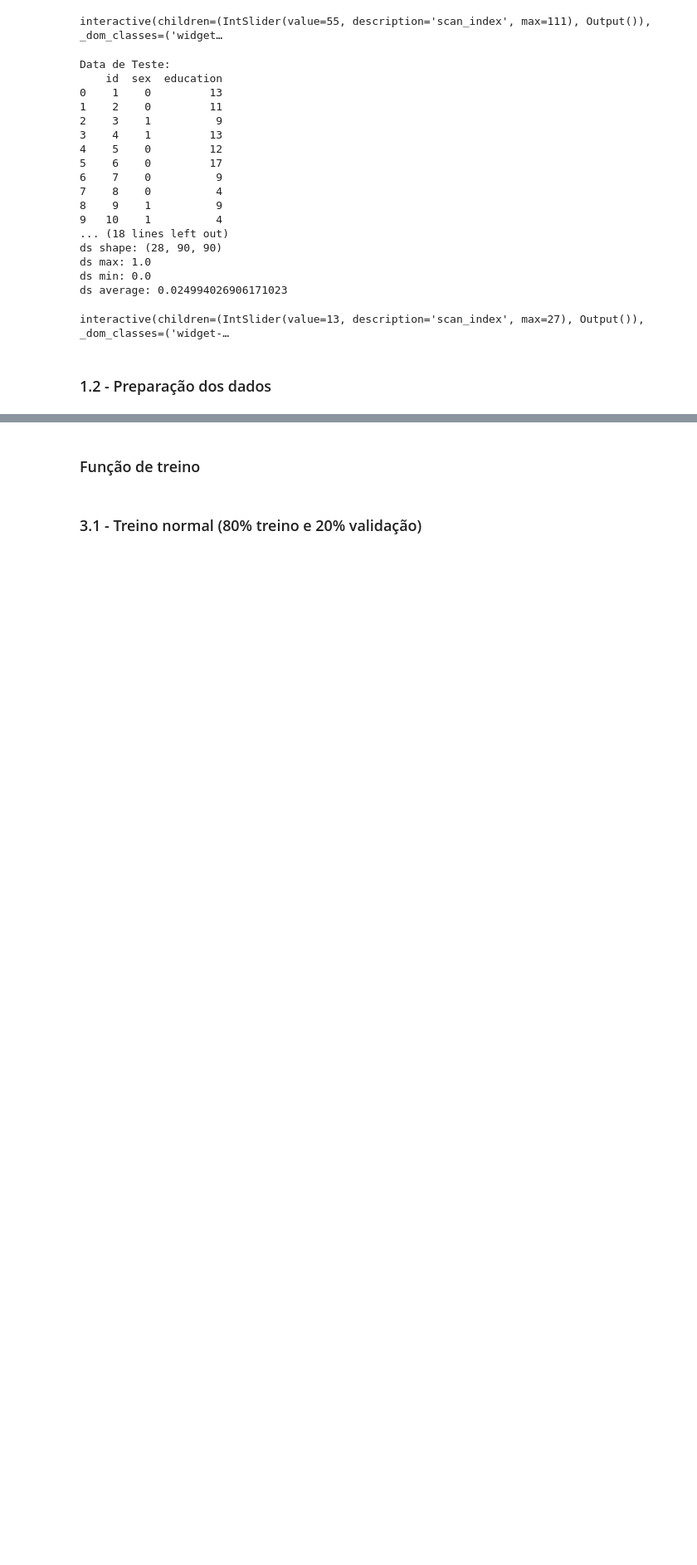
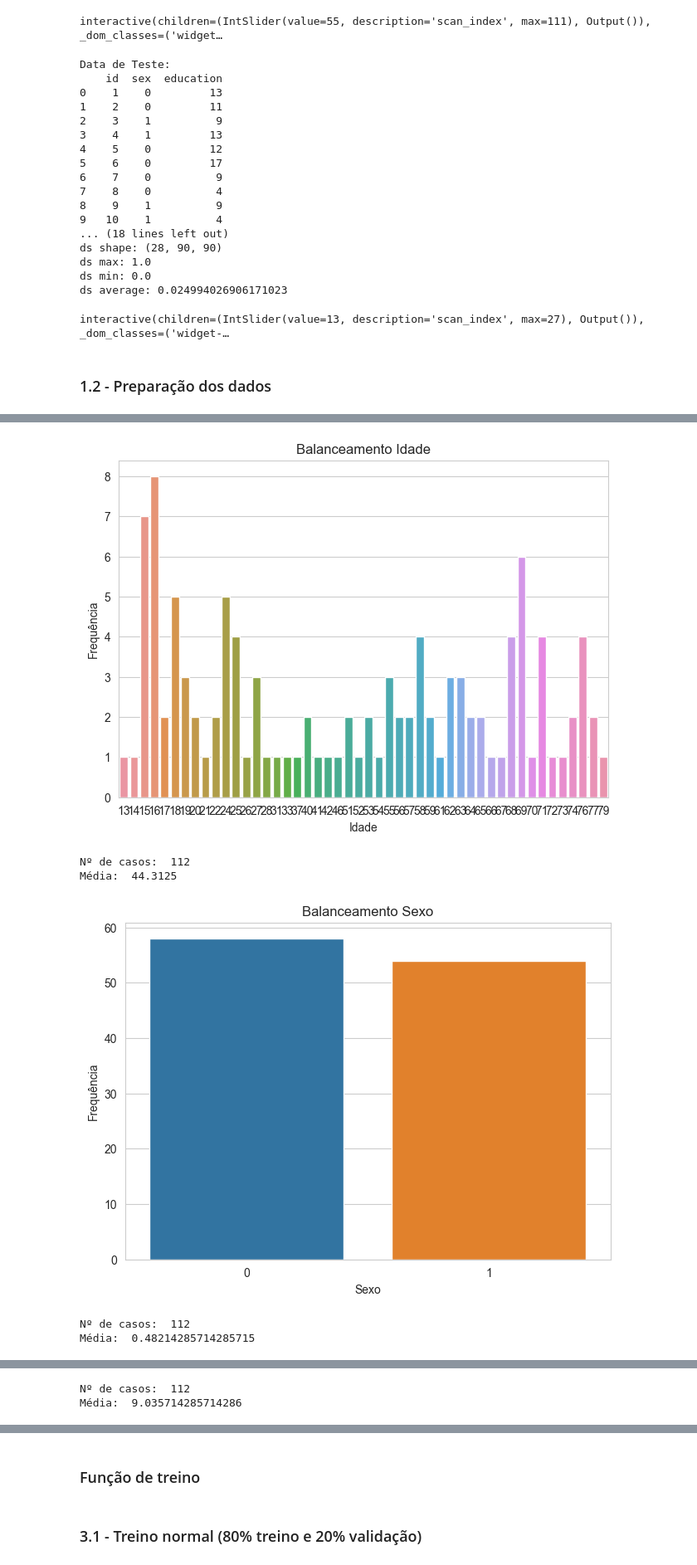
Before and after one commit to hugo-baptista/imag-deep-learning, a Jupyter notebook: MLP.ipynb, the cells around one changed output, grey strips where cells are left out. Shown at 83% size. Drawn from its saved outputs; the diff is of its cells as text; code cells hidden in the pictures; blank space fills up the shorter version.

```diff
--- a/MLP.ipynb
+++ b/MLP.ipynb
@@ -309,0 +312,32 @@ test_relations_data.to_csv('./processed-data/test_relations_data.csv', index=Fal
+# %%
+def balanceamento_dados(dados, nome, x_nome, y_nome):
+    freq={}
+    for dado in dados:
+        if dado in freq.keys():
+            freq[dado] +=1
+        else:
+            freq[dado]=1
+
+    sns.set_style('whitegrid')
+    grafico=sns.barplot(x=[key for key in freq.keys()], y=[value for value in freq.values()])
+    grafico.set_title(nome)
+    plt.xticks(rotation=0)
+    plt.tight_layout()
+    plt.xlabel(x_nome)
+    plt.ylabel(y_nome)
+    plt.show()
+
+    print("Nº de casos: ",len(dados))
+    print("Média: ", np.mean(dados))
+
+df_train = pd.read_csv(PATH_TRAIN_CSV)
+balanceamento_dados(df_train["age"].values, 'Balanceamento Idade', 'Idade', 'Frequência')
+balanceamento_dados(df_train["sex"].values, 'Balanceamento Sexo', 'Sexo', 'Frequência')
+balanceamento_dados(df_train["education"].values, 'Balanceamento Educação', 'Anos de Educação', 'Frequência')
+# %% [output]
+[figure, added]
+Nº de casos:  112
+Média:  44.3125
+[figure, added]
+Nº de casos:  112
+Média:  0.48214285714285715
@@ -310 +345,3 @@ test_relations_data.to_csv('./processed-data/test_relations_data.csv', index=Fal
+Nº de casos:  112
+Média:  9.035714285714286
 # %% [markdown]
```
Also changed, not shown: parts of 18 cells of this notebook, 3 other files.
